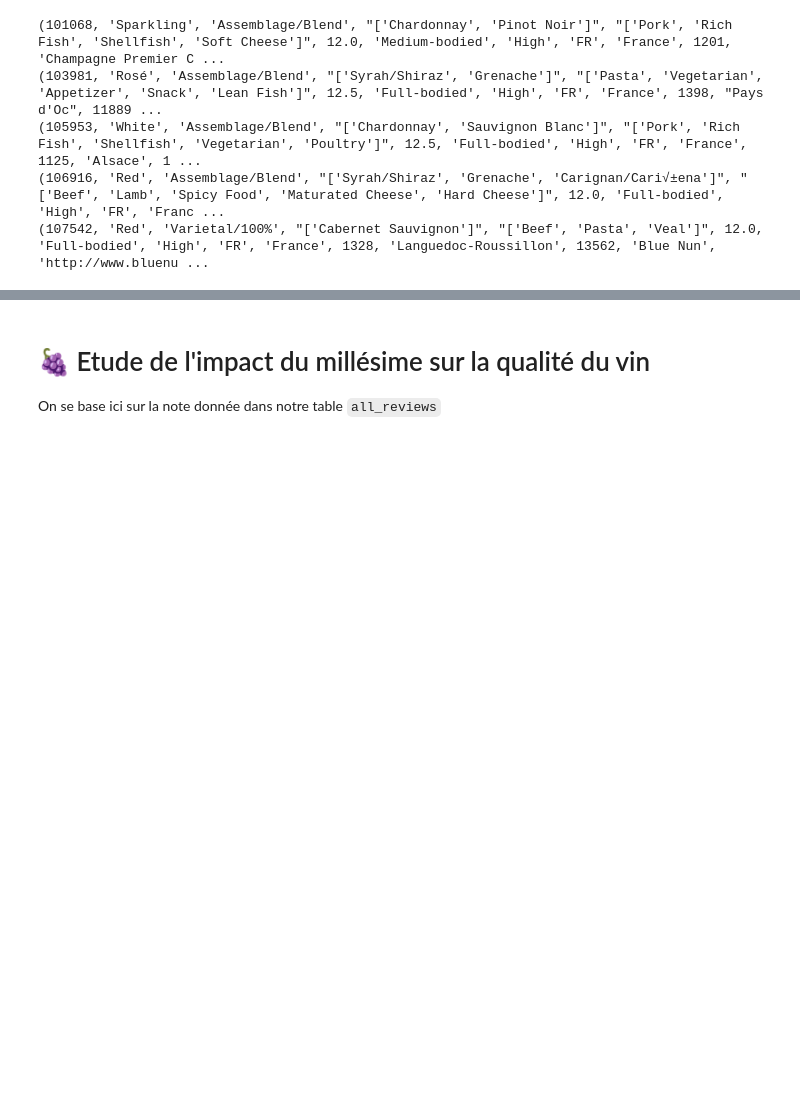
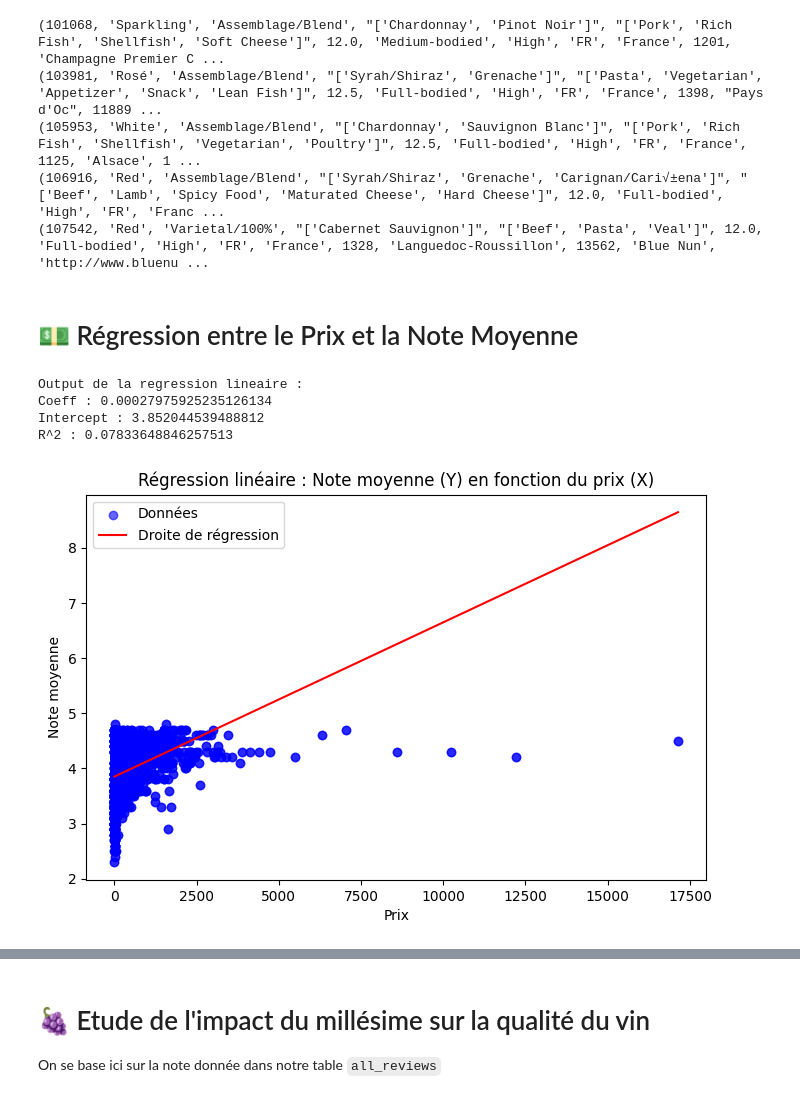
Before and after one commit to Aximme/GrapeMind, a Jupyter notebook: data_science/regression_lineaire.ipynb, the cells around one changed output, grey strips where cells are left out. Cells and saved outputs as stored; diff of their text form; code cells hidden in the pictures; blank space fills up the shorter version.

Commit message:
New linear regression & tests
- regression multiple, lineaire test d'approches, jointures de tables..

```diff
--- a/data_science/regression_lineaire.ipynb
+++ b/data_science/regression_lineaire.ipynb
@@ -39,3 +39,73 @@ for row in rows:
 (105953, 'White', 'Assemblage/Blend', "['Chardonnay', 'Sauvignon Blanc']", "['Pork', 'Rich Fish', 'Shellfish', 'Vegetarian', 'Poultry']", 12.5, 'Full-bodied', 'High', 'FR', 'France', 1125, 'Alsace', 1 ...
 (106916, 'Red', 'Assemblage/Blend', "['Syrah/Shiraz', 'Grenache', 'Carignan/Cari√±ena']", "['Beef', 'Lamb', 'Spicy Food', 'Maturated Cheese', 'Hard Cheese']", 12.0, 'Full-bodied', 'High', 'FR', 'Franc ...
 (107542, 'Red', 'Varietal/100%', "['Cabernet Sauvignon']", "['Beef', 'Pasta', 'Veal']", 12.0, 'Full-bodied', 'High', 'FR', 'France', 1328, 'Languedoc-Roussillon', 13562, 'Blue Nun', 'http://www.bluenu ...
+# %% [markdown]
+# 💵 Régression entre le Prix et la Note Moyenne
+# %%
+import os
+from dotenv import load_dotenv
+import mysql.connector
+import pandas as pd
+import numpy as np
+import matplotlib.pyplot as plt
+from sklearn.linear_model import LinearRegression
+from sklearn.metrics import r2_score
+
+load_dotenv()
+
+def get_connection():
+    return mysql.connector.connect(
+        host=os.getenv("DB_HOST"),
+        user=os.getenv("DB_USER"),
+        password=os.getenv("DB_PASSWORD"),
+        database=os.getenv("DB_NAME")
+    )
+conn = get_connection()
+
+query = """
+SELECT price, average_rating
+FROM scrap
+"""
+
+df = pd.read_sql(query, conn)
+
+df.dropna(subset=['price', 'average_rating'], inplace=True)
+
+# je filtres sinon c'est le bordel y a des vins a + de 100k€
+df = df[(df['price'] <= 20000) & (df['average_rating'] <= 5)]
+
+X = df[['price']]
+y = df['average_rating']
+
+model = LinearRegression()
+model.fit(X, y)
+
+y_pred = model.predict(X)
+intercept = model.intercept_
+coef = model.coef_[0]
+r2 = r2_score(y, y_pred)
+
+print("\nOutput de la regression lineaire :")
+print("Coeff :", coef)
+print("Intercept :", intercept)
+print("R^2 :", r2_score(y, y_pred))
+
+
+plt.figure(figsize=(8, 5))
+plt.scatter(X, y, color='blue', alpha=0.6, label='Données')
+
+x_range = np.linspace(X['price'].min(), X['price'].max(), 100).reshape(-1, 1)
+y_range_pred = model.predict(x_range)
+plt.plot(x_range, y_range_pred, color='red', label='Droite de régression')
+
+plt.xlabel('Prix')
+plt.ylabel('Note moyenne')
+plt.title('Régression linéaire : Note moyenne (Y) en fonction du prix (X)')
+plt.legend()
+plt.show()
+# %% [output]
+Output de la regression lineaire :
+Coeff : 0.00027975925235126134
+Intercept : 3.852044539488812
+R^2 : 0.07833648846257513
+[figure, added]
```
Also changed, not shown: parts of 6 cells of this notebook.
